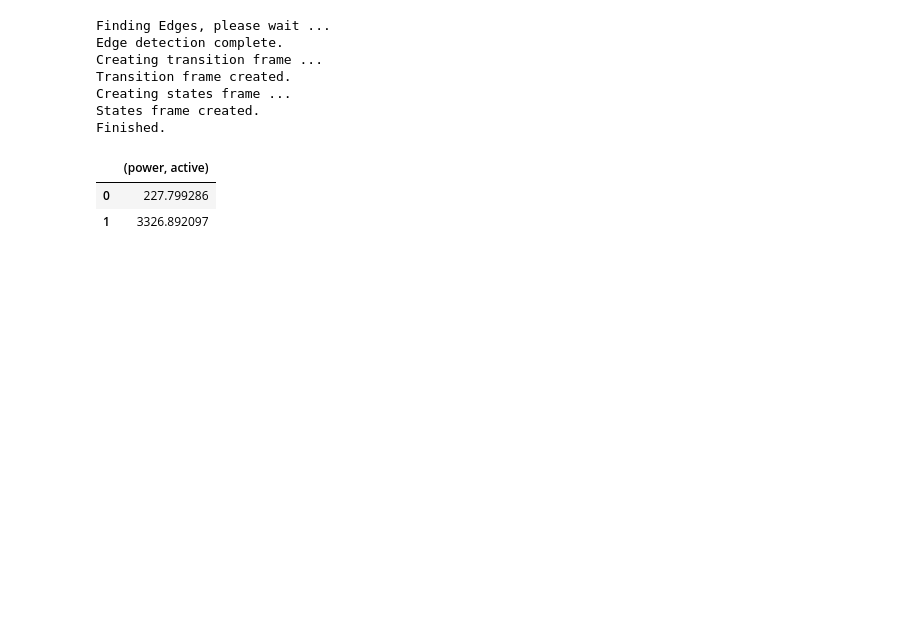
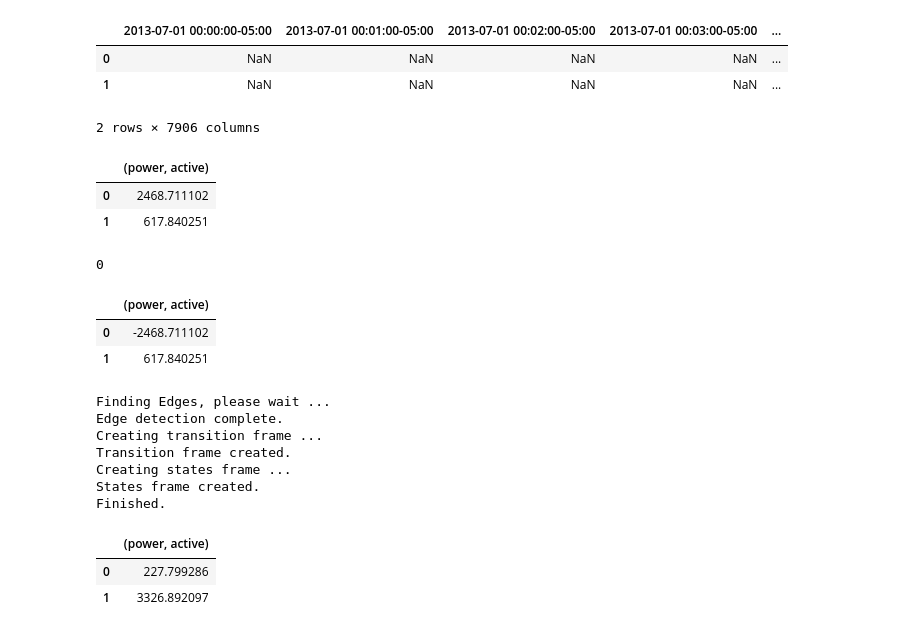
Before and after one commit to nipunbatra/nilm-actionable, a Jupyter notebook: notebooks/fridge/baseline_disaggregation_hvac.ipynb, the cells around one changed output. Cells and saved outputs as stored; diff of their text form; code cells hidden in the pictures; blank space fills up the shorter version.

```diff
--- a/notebooks/fridge/baseline_disaggregation_hvac.ipynb
+++ b/notebooks/fridge/baseline_disaggregation_hvac.ipynb
@@ -41,0 +89,4 @@ elec.appliances
+# %%
+df_train = ac_elec_train.load().next()[('power', 'active')]
+# %%
+power = df_train[df_train > 20]
@@ -41,0 +95,4 @@ elec.appliances
+# %%
+h = Hart85()
+# %%
+h.train(train_elec.mains())
@@ -41,0 +107,7 @@ elec.appliances
+# %%
+(h.centroids - power).abs()
+# %% [output]
+|  | 2013-07-01 00:00:00-05:00 | 2013-07-01 00:01:00-05:00 | 2013-07-01 00:02:00-05:00 | 2013-07-01 00:03:00-05:00 | ... |
+| 0 | NaN | NaN | NaN | NaN | ... |
+| 1 | NaN | NaN | NaN | NaN | ... |
+2 rows × 7906 columns
@@ -42,3 +116,19 @@ elec.appliances
+# %%
+d
+# %% [output]
+|  | (power, active) |
+| 0 | 2468.711102 |
+| 1 | 617.840251 |
+# %%
+d.sort(ascending=True).head(1).index.values[0]
+# %% [output]
+0
+# %%
+h.centroids-power.mean()
+# %% [output]
+|  | (power, active) |
+| 0 | -2468.711102 |
+| 1 | 617.840251 |
 # %%
 from nilmtk.disaggregate.hart_85 import Hart85
 h = Hart85()
```
Also changed, not shown: parts of 11 cells of this notebook, 3 other files.
